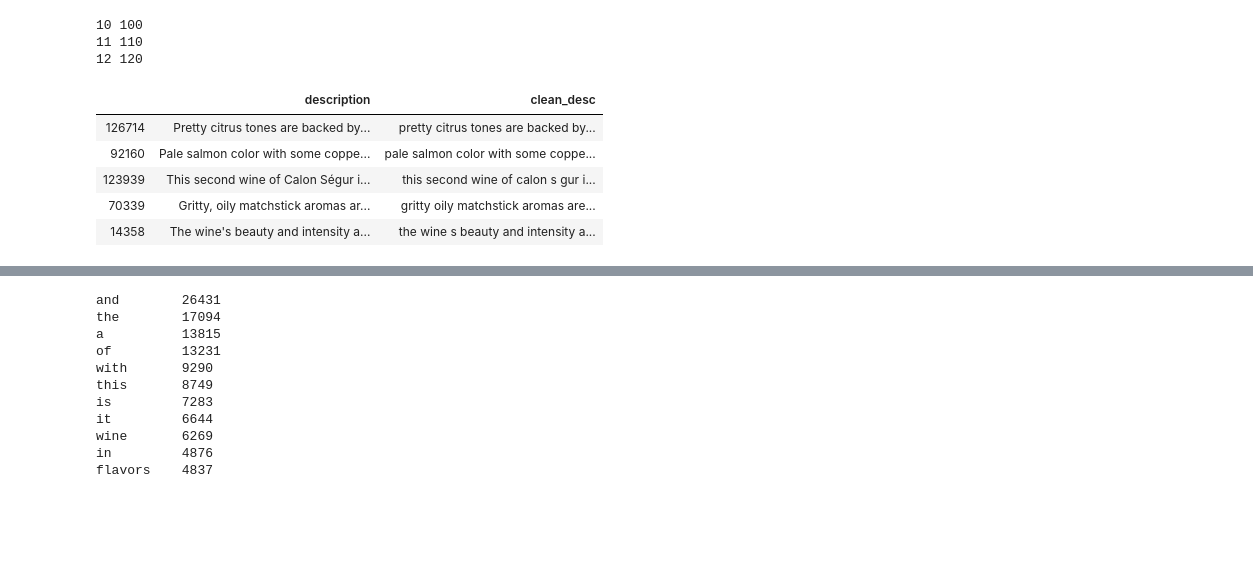
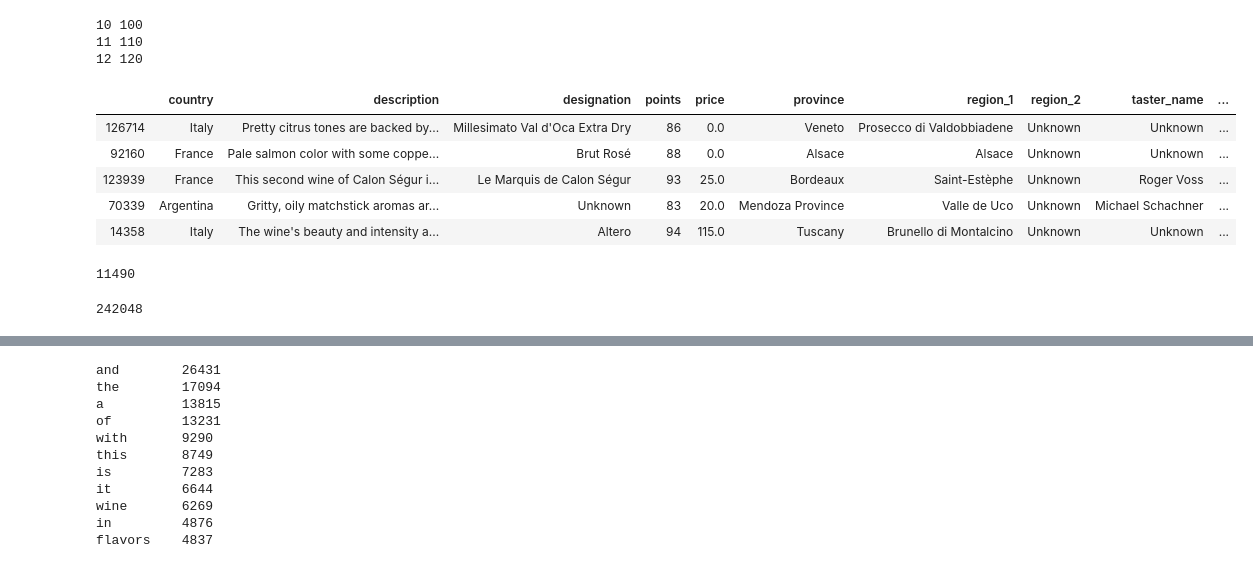
Before and after one commit to YufenLin/personal_sommelier, a Jupyter notebook: notebooks/personal_sommelier.ipynb, the cells around one changed output, grey strips where cells are left out. Cells and saved outputs as stored; diff of their text form; code cells hidden in the pictures; blank space fills up the shorter version.

```diff
--- a/notebooks/personal_sommelier.ipynb
+++ b/notebooks/personal_sommelier.ipynb
@@ -279,7 +279,7 @@ for index, row in df.iterrows():
 12 120
 # %%
 #loops through descriptions and cleans them
-clean_desc = []
+clean_desc_w_stop = []
 for index, row in wine_sample.iterrows():
     desc = row['description'].lower()
 
@@ -292,16 +292,39 @@ for index, row in wine_sample.iterrows():
     #remove digits and special chars
     desc = re.sub("(\\d|\\W)+"," ",desc)
 
-    clean_desc.append(desc)
+    clean_desc_w_stop.append(desc)
 #assign the cleaned descriptions to the data frame
-wine_sample['clean_desc'] = clean_desc
+wine_sample['clean_desc_w_stop'] = clean_desc_w_stop
 # type(clean_desc)
+# %%
+def remove_stopwords(article):
+    tokens = nltk.word_tokenize(article)
+    stopwords_removed = [token.lower() for token in tokens if token.lower() not in stop_words]
+    return stopwords_removed
+# %%
+clean_desc_wo_stopwords = list(map(remove_stopwords, clean_desc_w_stop))
+# %%
+wine_sample['clean_desc_wo_stop'] = clean_desc_wo_stopwords
 # %%
-wine_sample[['description','clean_desc']].head()
+wine_sample.head()
 # %% [output]
-|  | description | clean_desc |
-| 126714 | Pretty citrus tones are backed by... | pretty citrus tones are backed by... |
-| 92160 | Pale salmon color with some coppe... | pale salmon color with some coppe... |
-| 123939 | This second wine of Calon Ségur i... | this second wine of calon s gur i... |
-| 70339 | Gritty, oily matchstick aromas ar... | gritty oily matchstick aromas are... |
-| 14358 | The wine's beauty and intensity a... | the wine s beauty and intensity a... |
+|  | country | description | designation | points | price | province | region_1 | region_2 | taster_name | ... |
+| 126714 | Italy | Pretty citrus tones are backed by... | Millesimato Val d'Oca Extra Dry | 86 | 0.0 | Veneto | Prosecco di Valdobbiadene | Unknown | Unknown | ... |
+| 92160 | France | Pale salmon color with some coppe... | Brut Rosé | 88 | 0.0 | Alsace | Alsace | Unknown | Unknown | ... |
+| 123939 | France | This second wine of Calon Ségur i... | Le Marquis de Calon Ségur | 93 | 25.0 | Bordeaux | Saint-Estèphe | Unknown | Roger Voss | ... |
+| 70339 | Argentina | Gritty, oily matchstick aromas ar... | Unknown | 83 | 20.0 | Mendoza Province | Valle de Uco | Unknown | Michael Schachner | ... |
+| 14358 | Italy | The wine's beauty and intensity a... | Altero | 94 | 115.0 | Tuscany | Brunello di Montalcino | Unknown | Unknown | ... |
+# %%
+total_vocab = set()
+for comment in clean_desc_wo_stopwords:
+    total_vocab.update(comment)
+len(total_vocab)
+# %% [output]
+11490
+# %%
+words_concat = []
+for article in clean_desc_wo_stopwords:
+    words_concat += article
+len(words_concat)
+# %% [output]
+242048
```
Also changed, not shown: parts of 29 cells of this notebook.
